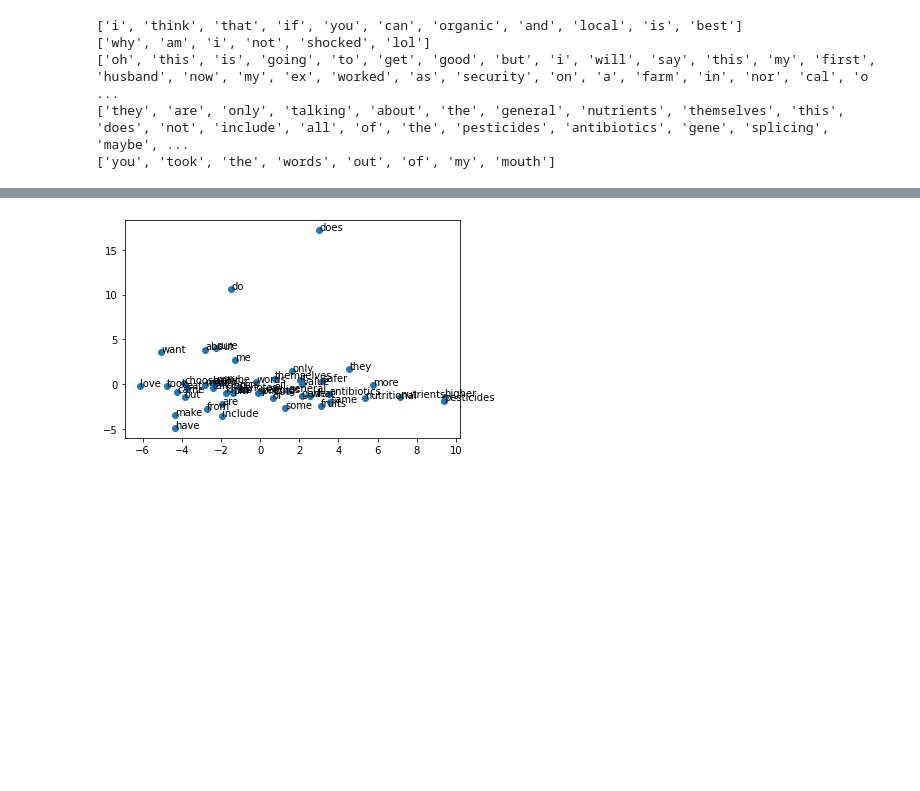
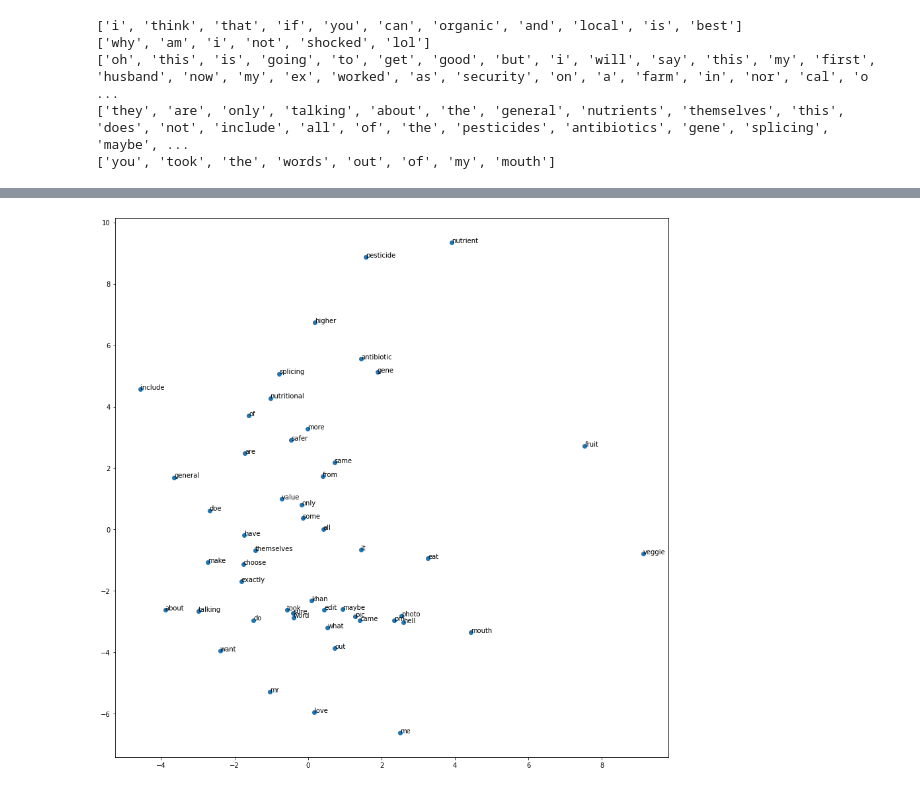
Before and after one commit to moshimoshisama/nlp_lab, a Jupyter notebook: JupyterNotebook/WordEmbeddings.ipynb, the cells around one changed output, grey strips where cells are left out. Cells and saved outputs as stored; diff of their text form; code cells hidden in the pictures; blank space fills up the shorter version.

```diff
--- a/JupyterNotebook/WordEmbeddings.ipynb
+++ b/JupyterNotebook/WordEmbeddings.ipynb
@@ -29,3 +45,22 @@ for i in range(5):
 ['oh', 'this', 'is', 'going', 'to', 'get', 'good', 'but', 'i', 'will', 'say', 'this', 'my', 'first', 'husband', 'now', 'my', 'ex', 'worked', 'as', 'security', 'on', 'a', 'farm', 'in', 'nor', 'cal', 'o ...
 ['they', 'are', 'only', 'talking', 'about', 'the', 'general', 'nutrients', 'themselves', 'this', 'does', 'not', 'include', 'all', 'of', 'the', 'pesticides', 'antibiotics', 'gene', 'splicing', 'maybe', ...
 ['you', 'took', 'the', 'words', 'out', 'of', 'my', 'mouth']
+# %%
+%%time
+# processing with stop words and lemmatizing
+lemmatize = True
+remove_stop_word = False
+if lemmatize:
+    lemmatizer = WordNetLemmatizer()
+if remove_stop_word:
+    stop_words = set(stopwords.words('english'))
+else:
+    stop_words = None
+sentences_step2 = []
+for tokens in sentences_tokenized:
+    if stop_words:
+        tokens = [token for token in tokens if token not in stop_words]
+    if lemmatize:
+        tokens = [lemmatizer.lemmatize(token) for token in tokens]
+    sentences_step2.append(tokens)
+print(sentences_step2[0:5])
@@ -63,14 +118,20 @@ before_example = model.wv['why']
 # %%
-# TODO: actually PCA should be run on the whole corpus
-def plot_pca_samples(model, word_list):
+# PCA should be run on the whole corpus?
+def plot_pca_samples(model, word_list, fname=None):
     '''
     model: Word2Vec
     word_list: a list of words
     '''
-    X = model.wv[word_list]
+    plt.figure(figsize=(15,15))
+    idx = [model.wv.vocab[word].index for word in word_list]
+    # X = model.wv[word_list]
+    X = model.wv.vectors
     pca = PCA(n_components=2)
     result = pca.fit_transform(X)
-    pyplot.scatter(result[:, 0], result[0:, 1])
+    result = result[idx]
+    plt.scatter(result[:, 0], result[0:, 1])
     for i, word in enumerate(word_list):
-        pyplot.annotate(word, xy=(result[i, 0], result[i, 1]))
-    pyplot.show()
+        plt.annotate(word, xy=(result[i, 0], result[i, 1]))
+    if fname:
+        plt.savefig(fname)
+    plt.show()
@@ -103,2 +160,0 @@ plot_pca_samples(model, draw_vocab)
-# %%
-model.train(sentences_tokenized, total_examples=total_examples, epochs=5)
@@ -123,0 +161,4 @@ model.train(sentences_tokenized, total_examples=total_examples, epochs=5)
+# %%
+# TODO: use sentences_tokenized or sentences_step2 ???
+# model.train(sentences_tokenized, total_examples=total_examples, epochs=5)
+model.train(sentences_step2, total_examples=total_examples, epochs=20)
@@ -124,7 +184,7 @@ model.train(sentences_tokenized, total_examples=total_examples, epochs=5)
 # %%
 # see the difference between pre-trained and fine-tuning
-plot_pca_samples(model, draw_vocab)
+plot_pca_samples(model, draw_vocab, 'train_raw.png')
 # %% [output]
-[figure, old version]
+[figure, new version]
 # %%
 # save model, change the file names to indicate specific models
```
Also changed, not shown: parts of 15 cells of this notebook, 1 other file.
